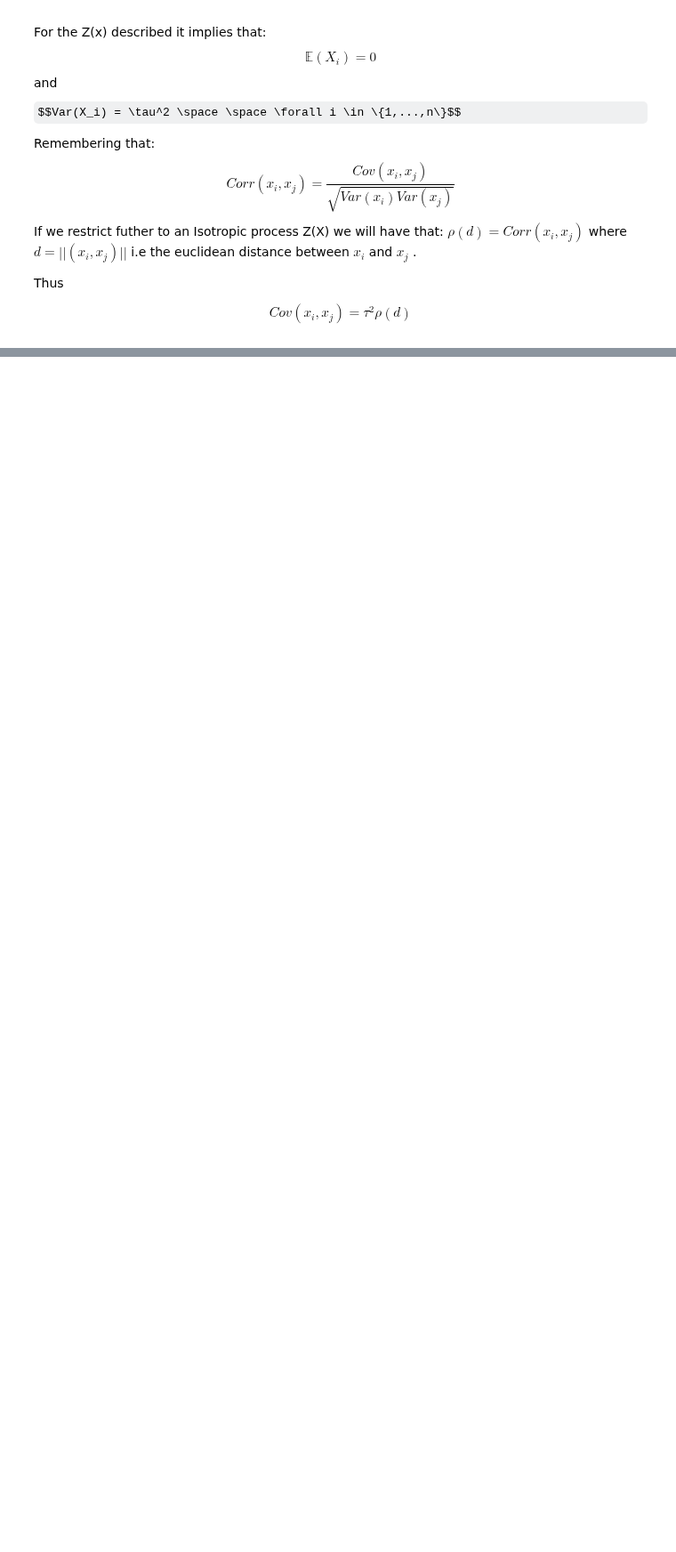
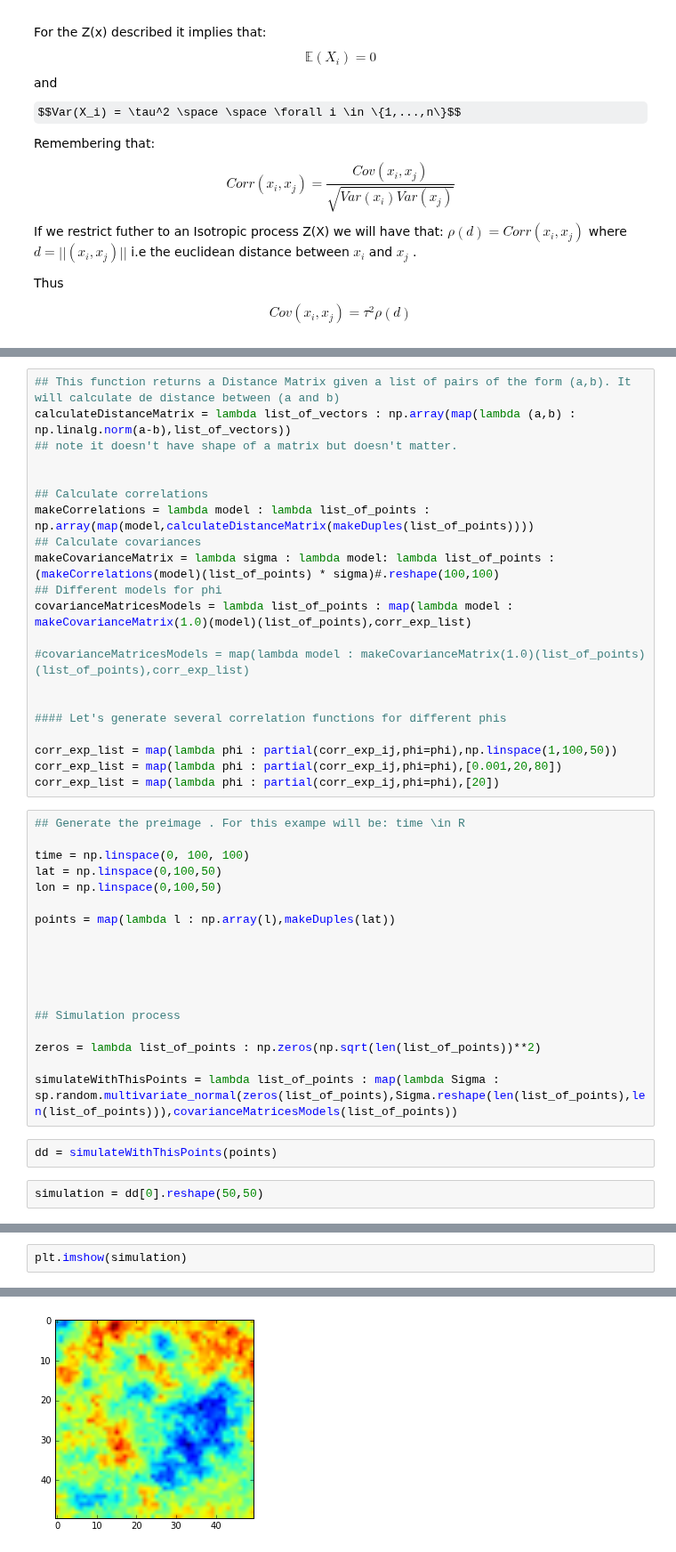
Before and after one commit to molgor/biospytial, a Jupyter notebook: ipython-notebooks/demos/third_party_examples/Gaussian Regression.ipynb, the cells around one changed output, grey strips where cells are left out. Shown at 89% size. Drawn from its saved outputs; the diff is of its cells as text; some formulas as TeX source; blank space fills up the shorter version.

```diff
--- a/ipython-notebooks/demos/third_party_examples/Gaussian Regression.ipynb
+++ b/ipython-notebooks/demos/third_party_examples/Gaussian Regression.ipynb
@@ -33,0 +62,43 @@ $$ Cov(x_i,x_j) = \tau^2 \rho(d) $$
+# %%
+## This function returns a Distance Matrix given a list of pairs of the form (a,b). It will calculate de distance between (a and b)
+calculateDistanceMatrix = lambda list_of_vectors : np.array(map(lambda (a,b) : np.linalg.norm(a-b),list_of_vectors))
+## note it doesn't have shape of a matrix but doesn't matter.
+
+
+## Calculate correlations
+makeCorrelations = lambda model : lambda list_of_points : np.array(map(model,calculateDistanceMatrix(makeDuples(list_of_points))))
+## Calculate covariances
+makeCovarianceMatrix = lambda sigma : lambda model: lambda list_of_points : (makeCorrelations(model)(list_of_points) * sigma)#.reshape(100,100)
+## Different models for phi
+covarianceMatricesModels = lambda list_of_points : map(lambda model : makeCovarianceMatrix(1.0)(model)(list_of_points),corr_exp_list)
+
+#covarianceMatricesModels = map(lambda model : makeCovarianceMatrix(1.0)(list_of_points)(list_of_points),corr_exp_list)
+
+
+#### Let's generate several correlation functions for different phis
+
+corr_exp_list = map(lambda phi : partial(corr_exp_ij,phi=phi),np.linspace(1,100,50))
+corr_exp_list = map(lambda phi : partial(corr_exp_ij,phi=phi),[0.001,20,80])
+corr_exp_list = map(lambda phi : partial(corr_exp_ij,phi=phi),[20])
+# %%
+## Generate the preimage . For this exampe will be: time \in R
+
+time = np.linspace(0, 100, 100)
+lat = np.linspace(0,100,50)
+lon = np.linspace(0,100,50)
+
+points = map(lambda l : np.array(l),makeDuples(lat))
+
+
+
+
+
+## Simulation process
+
+zeros = lambda list_of_points : np.zeros(np.sqrt(len(list_of_points))**2)
+
+simulateWithThisPoints = lambda list_of_points : map(lambda Sigma : sp.random.multivariate_normal(zeros(list_of_points),Sigma.reshape(len(list_of_points),len(list_of_points))),covarianceMatricesModels(list_of_points))
+# %%
+dd = simulateWithThisPoints(points)
+# %%
+simulation = dd[0].reshape(50,50)
@@ -33,0 +108,3 @@ $$ Cov(x_i,x_j) = \tau^2 \rho(d) $$
+# %%
+plt.imshow(simulation)
+# %% [output]
@@ -33,0 +112 @@ $$ Cov(x_i,x_j) = \tau^2 \rho(d) $$
+[figure, added]
```
Also changed, not shown: parts of 8 cells of this notebook, 11 other files.
